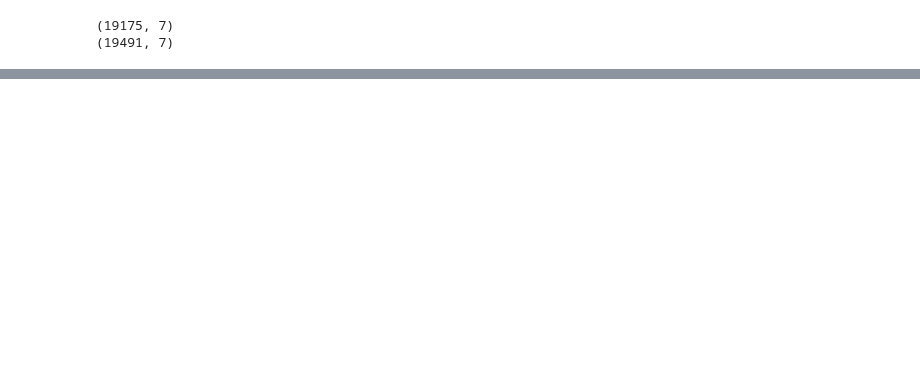
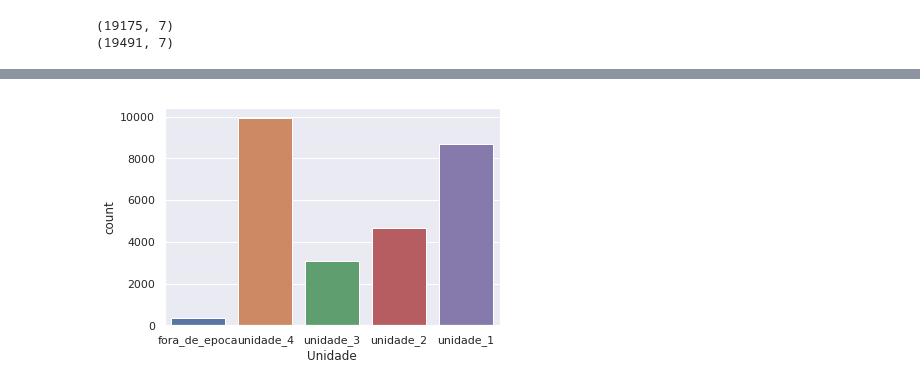
Before and after one commit to rrm86/CRE_Analysis, a Jupyter notebook: analise.ipynb, the cells around one changed output, grey strips where cells are left out. Saved outputs shown, nothing was run; the diff lists cells and outputs as text; code cells hidden in the pictures; blank space fills up the shorter version.

```diff
--- a/analise.ipynb
+++ b/analise.ipynb
@@ -140,0 +148,4 @@ turmas.to_csv('turmas.csv')
+# %%
+sns.countplot(turmas['Unidade']);
+# %% [output]
+[figure, added]
```
Also changed, not shown: parts of 9 cells of this notebook, 1 other file.
